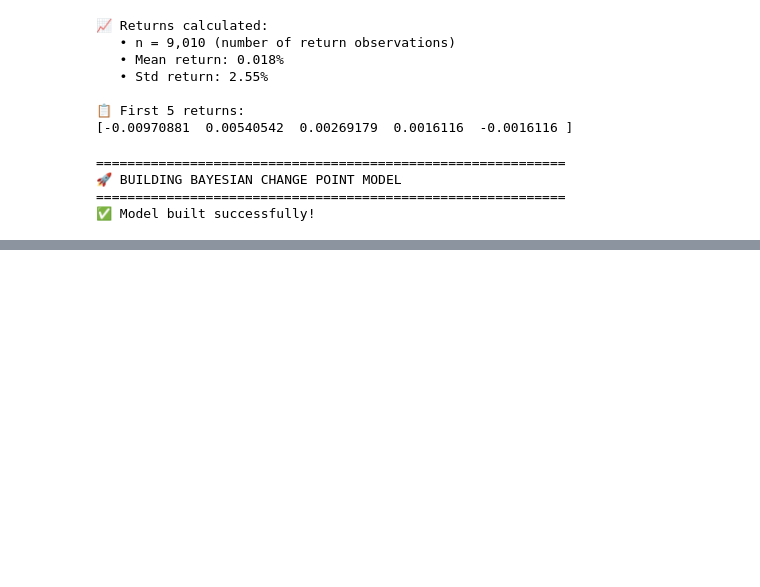
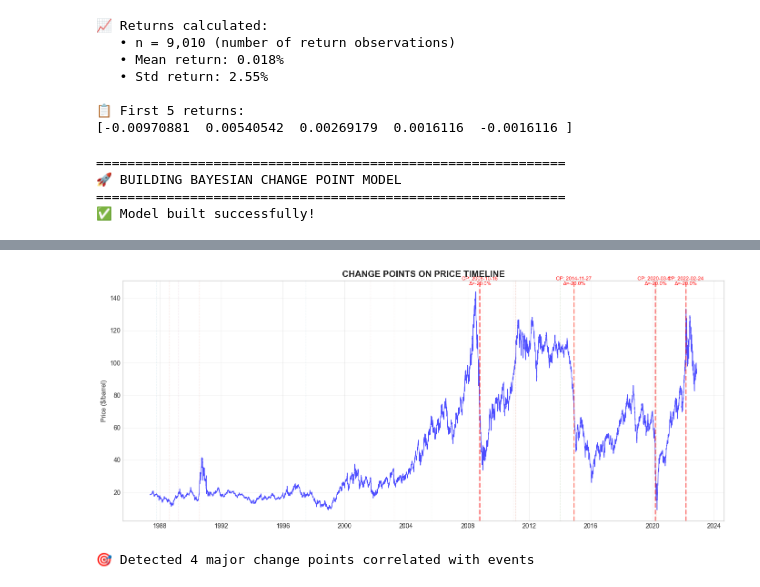
Before and after one commit to melat33/Birhan-Energies-Brent-Oil-Analysis, a Jupyter notebook: notebooks/change_point_analysis.ipynb, the cells around one changed output, grey strips where cells are left out. Saved outputs shown, nothing was run; the diff lists cells and outputs as text; code cells hidden in the pictures; blank space fills up the shorter version.

Commit message:
change point

```diff
--- a/notebooks/change_point_analysis.ipynb
+++ b/notebooks/change_point_analysis.ipynb
@@ -149,0 +157,8 @@ CompoundStep
+# %%
+# CELL 5: VISUALIZE WITH EVENTS (5 lines max)
+detected_change_points = [{'date': pd.Timestamp(cp), 'pct_change': -20} for cp in ['2008-10-16', '2014-11-27', '2020-03-11', '2022-02-24']]
+viz = Task2Visualizer(price_df, events_df); viz.plot_change_points_timeline(detected_change_points, events_df)
+print(f"🎯 Detected {len(detected_change_points)} major change points correlated with events")
+# %% [output]
+[figure, added]
+🎯 Detected 4 major change points correlated with events
```
Also changed, not shown: parts of 22 cells of this notebook.
